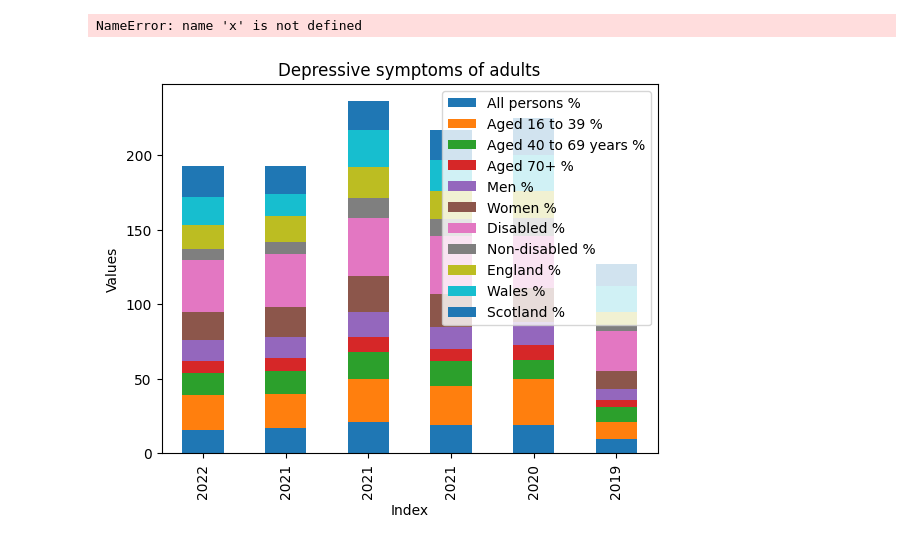
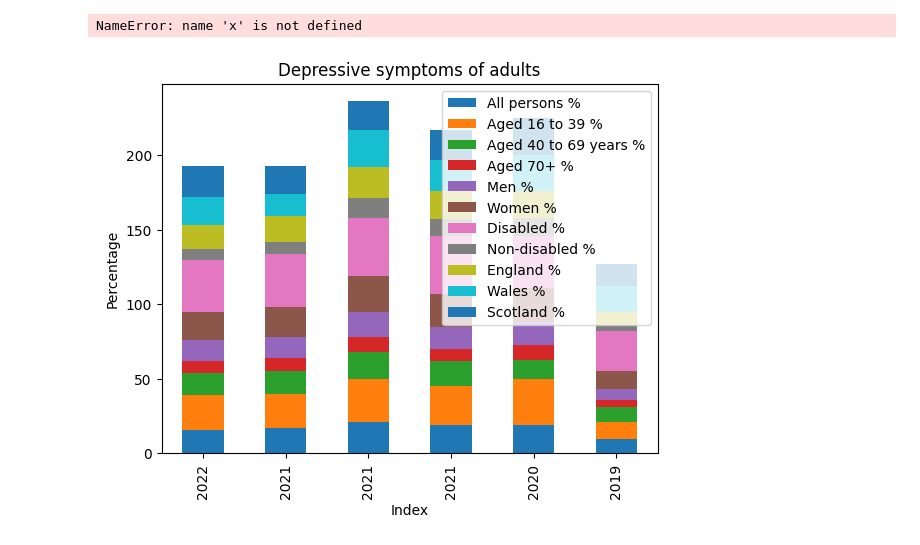
Before and after one commit to NabilahYK/PROGRAMMING-EXAM2, a Jupyter notebook: ProgrammingExam2.ipynb, the cells around one changed output. Cells and saved outputs as stored; diff of their text form; code cells hidden in the pictures.

```diff
--- a/ProgrammingExam2.ipynb
+++ b/ProgrammingExam2.ipynb
@@ -524,14 +604,14 @@ NameError: name 'x' is not defined
 # %%
 df12.plot(kind='bar', stacked=True)
 
 # Set x-axis label, y-axis label, and plot title
 plt.xlabel('Index')
-plt.ylabel('Values')
+plt.ylabel('Percentage')
 plt.title('Depressive symptoms of adults')
 
 plt.show()
 # %% [output]
-[figure, old version]
+[figure, new version]
 # %%
 df14 = pd.read_excel ("/content/drive/MyDrive/referencetablescoldepressionfinal0612.xlsx", header=[0], index_col=[0])
 df14 = pd.read_excel("/content/drive/MyDrive/referencetablescoldepressionfinal0612.xlsx",sheet_name="4.1", index_col = None,
```
Also changed, not shown: parts of 9 cells of this notebook.
